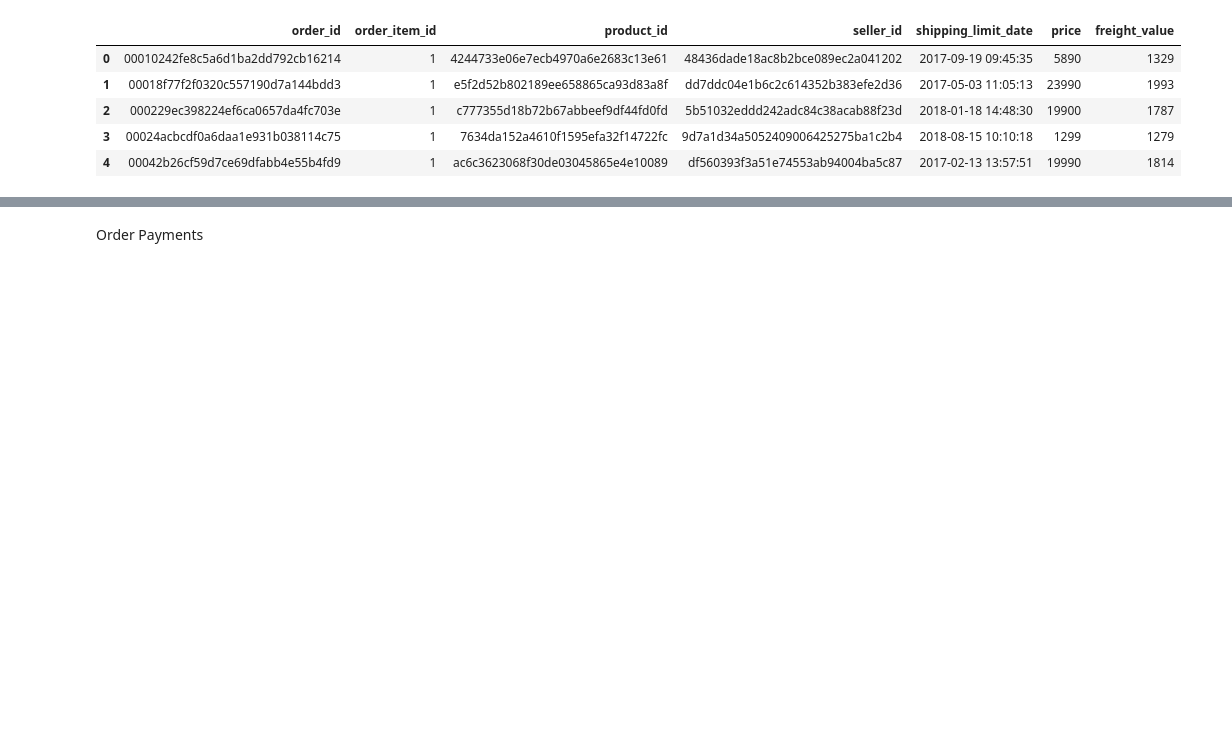
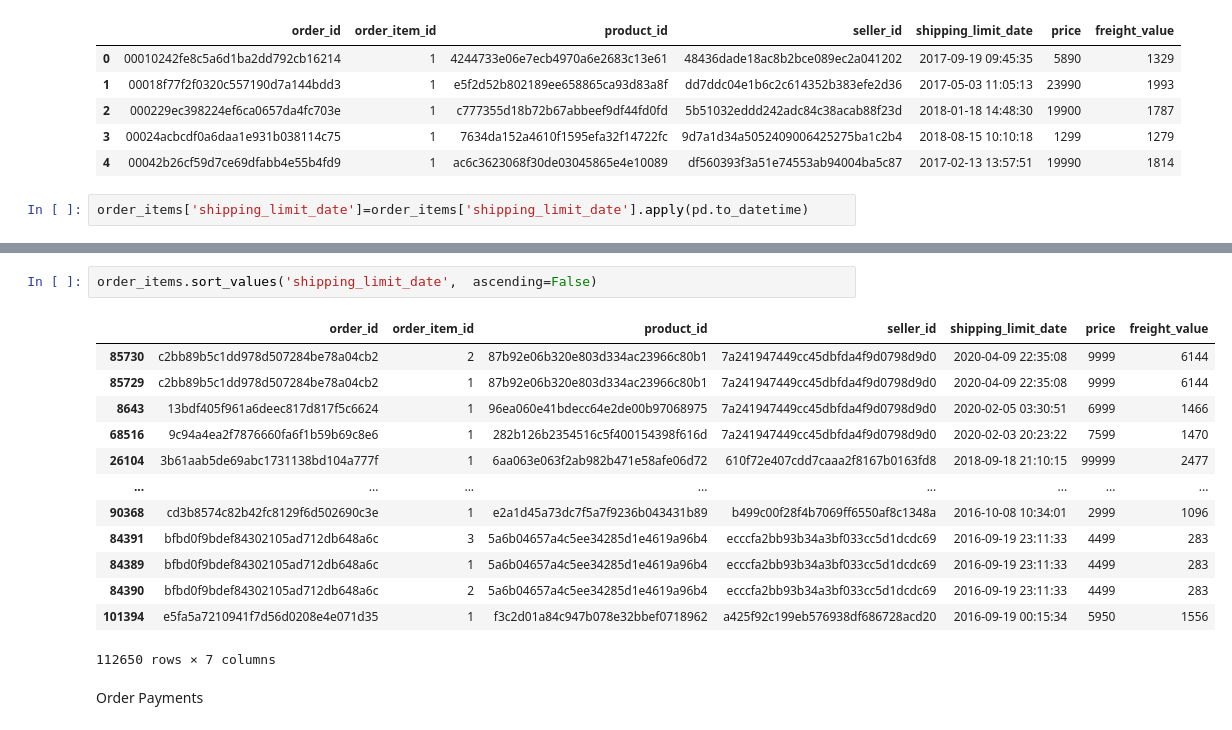
Before and after one commit to mecadme/PF_E-commerce-Olist, a Jupyter notebook: EDA.ipynb, the cells around one changed output, grey strips where cells are left out. Cells and saved outputs as stored; diff of their text form; blank space fills up the shorter version.

Commit message:
Convert the columns to datetime

```diff
--- a/EDA.ipynb
+++ b/EDA.ipynb
@@ -168,3 +205,5 @@ order_items.head()
 | 2 | 000229ec398224ef6ca0657da4fc703e | 1 | c777355d18b72b67abbeef9df44fd0fd | 5b51032eddd242adc84c38acab88f23d | 2018-01-18 14:48:30 | 19900 | 1787 |
 | 3 | 00024acbcdf0a6daa1e931b038114c75 | 1 | 7634da152a4610f1595efa32f14722fc | 9d7a1d34a5052409006425275ba1c2b4 | 2018-08-15 10:10:18 | 1299 | 1279 |
 | 4 | 00042b26cf59d7ce69dfabb4e55b4fd9 | 1 | ac6c3623068f30de03045865e4e10089 | df560393f3a51e74553ab94004ba5c87 | 2017-02-13 13:57:51 | 19990 | 1814 |
+# %%
+order_items['shipping_limit_date']=order_items['shipping_limit_date'].apply(pd.to_datetime)
@@ -171,3 +214,19 @@ order_items.head()
+# %%
+order_items.sort_values('shipping_limit_date',  ascending=False)
+# %% [output]
+|  | order_id | order_item_id | product_id | seller_id | shipping_limit_date | price | freight_value |
+| 85730 | c2bb89b5c1dd978d507284be78a04cb2 | 2 | 87b92e06b320e803d334ac23966c80b1 | 7a241947449cc45dbfda4f9d0798d9d0 | 2020-04-09 22:35:08 | 9999 | 6144 |
+| 85729 | c2bb89b5c1dd978d507284be78a04cb2 | 1 | 87b92e06b320e803d334ac23966c80b1 | 7a241947449cc45dbfda4f9d0798d9d0 | 2020-04-09 22:35:08 | 9999 | 6144 |
+| 8643 | 13bdf405f961a6deec817d817f5c6624 | 1 | 96ea060e41bdecc64e2de00b97068975 | 7a241947449cc45dbfda4f9d0798d9d0 | 2020-02-05 03:30:51 | 6999 | 1466 |
+| 68516 | 9c94a4ea2f7876660fa6f1b59b69c8e6 | 1 | 282b126b2354516c5f400154398f616d | 7a241947449cc45dbfda4f9d0798d9d0 | 2020-02-03 20:23:22 | 7599 | 1470 |
+| 26104 | 3b61aab5de69abc1731138bd104a777f | 1 | 6aa063e063f2ab982b471e58afe06d72 | 610f72e407cdd7caaa2f8167b0163fd8 | 2018-09-18 21:10:15 | 99999 | 2477 |
+| ... | ... | ... | ... | ... | ... | ... | ... |
+| 90368 | cd3b8574c82b42fc8129f6d502690c3e | 1 | e2a1d45a73dc7f5a7f9236b043431b89 | b499c00f28f4b7069ff6550af8c1348a | 2016-10-08 10:34:01 | 2999 | 1096 |
+| 84391 | bfbd0f9bdef84302105ad712db648a6c | 3 | 5a6b04657a4c5ee34285d1e4619a96b4 | ecccfa2bb93b34a3bf033cc5d1dcdc69 | 2016-09-19 23:11:33 | 4499 | 283 |
+| 84389 | bfbd0f9bdef84302105ad712db648a6c | 1 | 5a6b04657a4c5ee34285d1e4619a96b4 | ecccfa2bb93b34a3bf033cc5d1dcdc69 | 2016-09-19 23:11:33 | 4499 | 283 |
+| 84390 | bfbd0f9bdef84302105ad712db648a6c | 2 | 5a6b04657a4c5ee34285d1e4619a96b4 | ecccfa2bb93b34a3bf033cc5d1dcdc69 | 2016-09-19 23:11:33 | 4499 | 283 |
+| 101394 | e5fa5a7210941f7d56d0208e4e071d35 | 1 | f3c2d01a84c947b078e32bbef0718962 | a425f92c199eb576938df686728acd20 | 2016-09-19 00:15:34 | 5950 | 1556 |
+112650 rows × 7 columns
 # %% [markdown]
 Order Payments
 # %%
```
Also changed, not shown: parts of 13 cells of this notebook.
